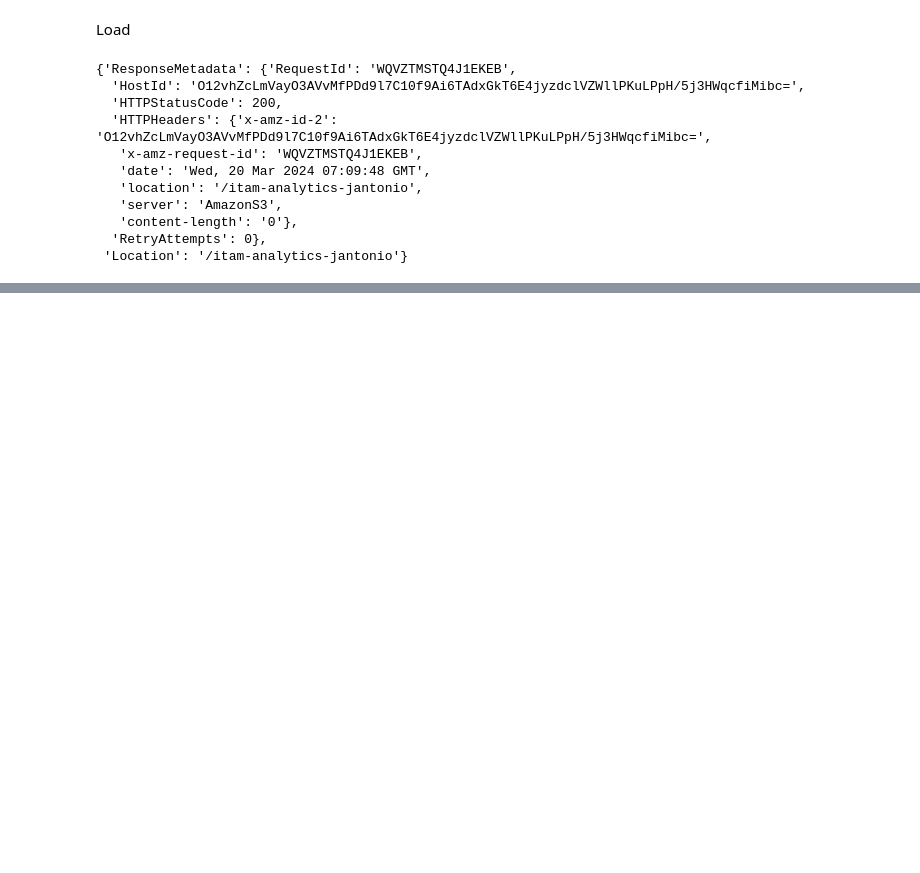
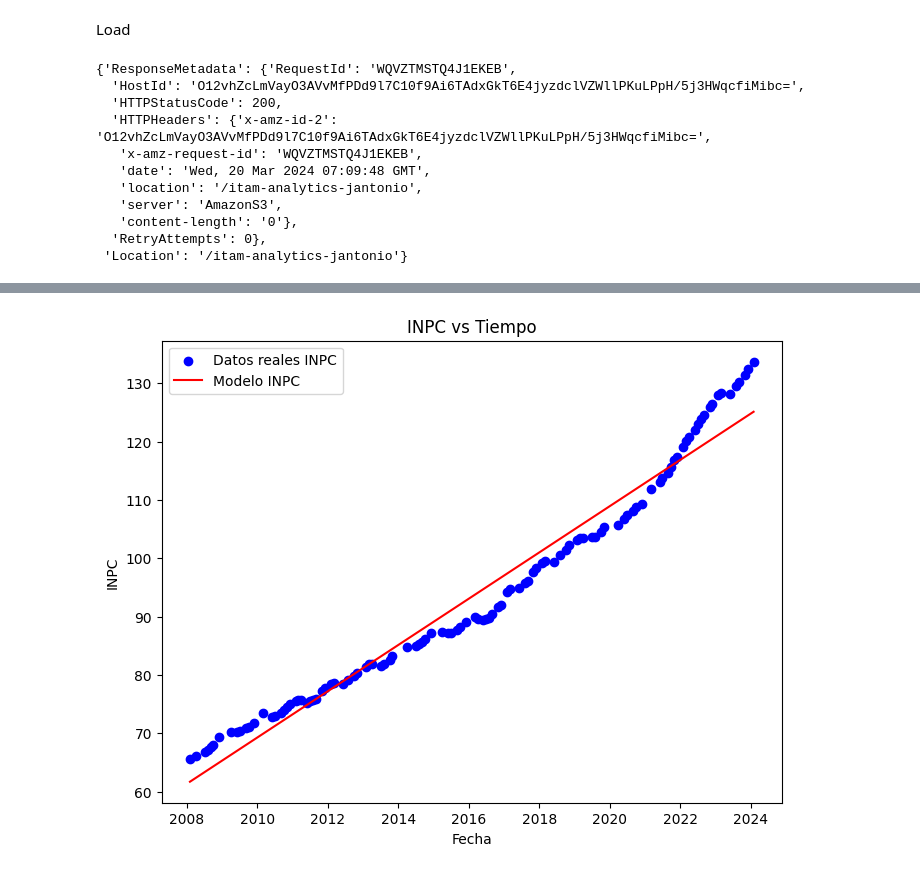
Before and after one commit to AntonioIQ/MX_Econo_Insights, a Jupyter notebook: notebooks/ETLs.ipynb, the cells around one changed output, grey strips where cells are left out. Cells and saved outputs as stored; diff of their text form; code cells hidden in the pictures; blank space fills up the shorter version.

```diff
--- a/notebooks/ETLs.ipynb
+++ b/notebooks/ETLs.ipynb
@@ -211,0 +352,9 @@ s3.upload_file(Filename="../data/processed/tipo_de_cambio.csv", Bucket=BUCKET_NA
+# %%
+query = '''SELECT * FROM indicators.combined_data'''
+# %%
+tbl_econo_insights = wr.athena.read_sql_query(
+    query,
+    database="indicators",
+    ctas_approach=False,
+    boto3_session=session
+)
@@ -211,0 +377,4 @@ s3.upload_file(Filename="../data/processed/tipo_de_cambio.csv", Bucket=BUCKET_NA
+# %%
+tbl_econo_insights = tbl_econo_insights.replace(0, pd.NA)
+tbl_econo_insights = tbl_econo_insights.dropna()
+print(tbl_econo_insights)
@@ -211,0 +396,17 @@ s3.upload_file(Filename="../data/processed/tipo_de_cambio.csv", Bucket=BUCKET_NA
+# %%
+from datetime import datetime
+import pandas as pd
+import statsmodels.api as sm
+
+# Asumiendo que 'tbl_econo_insights' es tu DataFrame
+tbl_econo_insights['fecha'] = pd.to_datetime(tbl_econo_insights['fecha'])
+tbl_econo_insights.set_index('fecha', inplace=True)
+
+# Convertir fecha a un valor numérico (días desde la fecha inicial)
+X = (tbl_econo_insights.index - tbl_econo_insights.index[0]).days
+X = sm.add_constant(X)  # Añadir constante
+
+# Hacer la regresión para INPC
+y_inpc = tbl_econo_insights['inpc']
+modelo_inpc = sm.OLS(y_inpc, X).fit()
+print(modelo_inpc.summary())
@@ -211,0 +477,15 @@ s3.upload_file(Filename="../data/processed/tipo_de_cambio.csv", Bucket=BUCKET_NA
+# %%
+import matplotlib.pyplot as plt
+import numpy as np
+
+# INPC
+plt.figure(figsize=(8, 6))
+plt.scatter(tbl_econo_insights.index, y_inpc, color='blue', label='Datos reales INPC')
+plt.plot(tbl_econo_insights.index, modelo_inpc.predict(), color='red', label='Modelo INPC')
+plt.xlabel('Fecha')
+plt.ylabel('INPC')
+plt.title('INPC vs Tiempo')
+plt.legend()
+plt.show()
+# %% [output]
+[figure, added]
```
Also changed, not shown: parts of 29 cells of this notebook, 2 other files.
